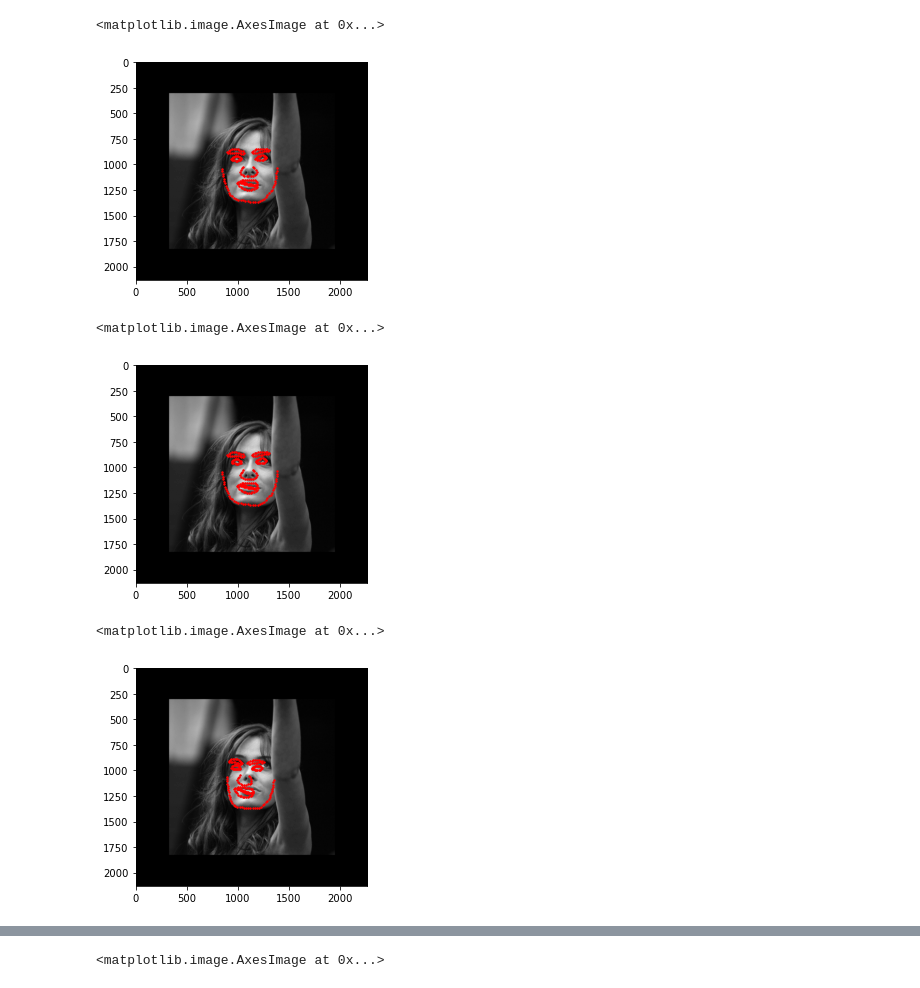
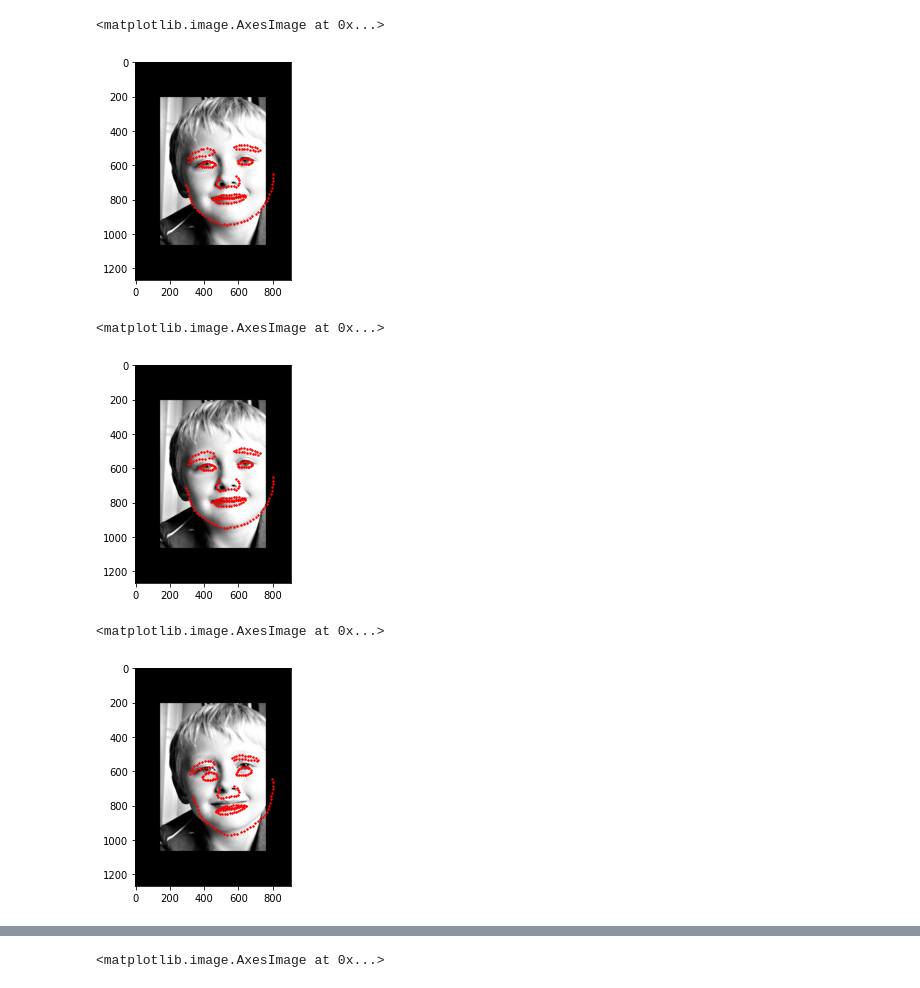
Before and after one commit to HejSumin/face_alignment, a Jupyter notebook: Predicting.ipynb, the cells around one changed output, grey strips where cells are left out. Cells and saved outputs as stored; diff of their text form; code cells hidden in the pictures.

Commit message:
normalized images and fixed apply cascade mistake

```diff
--- a/Predicting.ipynb
+++ b/Predicting.ipynb
@@ -9,3 +10,4 @@ from matplotlib.patches import Rectangle
 training_data  =  np.load("np_data/run_input_training_data.npy", allow_pickle=True)
 t_0            = np.load("saved_while_training/t_data0.npy", allow_pickle=True)
 t_1            = np.load("saved_while_training/t_data1.npy", allow_pickle=True)
+t_2            = np.load("saved_while_training/t_data2.npy", allow_pickle=True)
@@ -26,12 +14,20 @@ AttributeError: 'tuple' object has no attribute 'shape'
+# %%
+image_num = 10
+a0 = training_data[image_num]
+a1 = t_0[image_num]
+a2 = t_1[image_num]
+a3 = t_2[image_num]
 # %%
 fig, ax = plt.subplots()
 #ax.add_patch(Rectangle((bb_center_x,bb_center_y), bb_w, bb_h, ec="orange", fill=None, alpha=1))
-ax.scatter(a1[1][:,0],a1[1][:,1],c='r',s=2)
+#ax.scatter(a2[1][:,0]  ,a2[1][:,1] ,c='r',s=2)
+ax.scatter(a3[1][:,0]  ,a3[1][:,1] ,c='r',s=2)
+
 #ax.scatter(features_0[:,0],features_0[:,1],c='b',s=2)
 ax.imshow(a0[0],cmap='gray')
 # %% [output]
 <matplotlib.image.AxesImage at 0x...>
-[figure, old version]
+[figure, new version]
 # %%
 cascade0 = np.load("run_output/run_output_model_regression_trees_cascade_0.npy", allow_pickle=True)
 initial_contribution = np.load("run_output/run_output_model_f_0_matrix0.npy", allow_pickle=True)
@@ -45,7 +41,7 @@ ax.scatter(s1[:,0],s1[:,1],c='r',s=2)
 ax.imshow(a0[0],cmap='gray')
 # %% [output]
 <matplotlib.image.AxesImage at 0x...>
-[figure, old version]
+[figure, new version]
 # %%
 cascade1 = np.load("run_output/run_output_model_regression_trees_cascade_1.npy", allow_pickle=True)
 initial_contribution1 = np.load("run_output/run_output_model_f_0_matrix1.npy", allow_pickle=True)
@@ -54,9 +50,9 @@ f1,s1 = apply_cascade(s1, f1,np.array(a0[0]).astype(int),cascade1, initial_contr
 # %%
 fig, ax = plt.subplots()
 #ax.add_patch(Rectangle((bb_center_x,bb_center_y), bb_w, bb_h, ec="orange", fill=None, alpha=1))
-ax.scatter(s1[:,0],s1[:,1],c='r',s=2)
+ax.scatter(s2[:,0],s2[:,1],c='r',s=2)
 #ax.scatter(features_0[:,0],features_0[:,1],c='b',s=2)
 ax.imshow(a0[0],cmap='gray')
 # %% [output]
 <matplotlib.image.AxesImage at 0x...>
-[figure, old version]
+[figure, new version]
```
Also changed, not shown: parts of 8 cells of this notebook, 3 other files.
